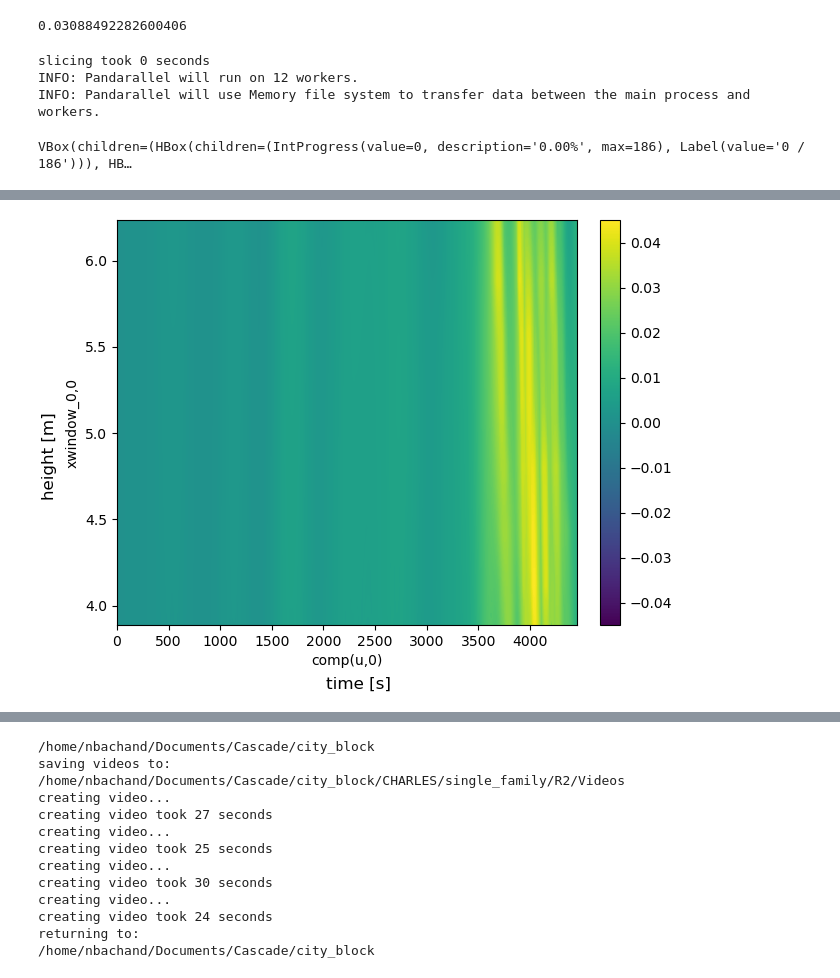
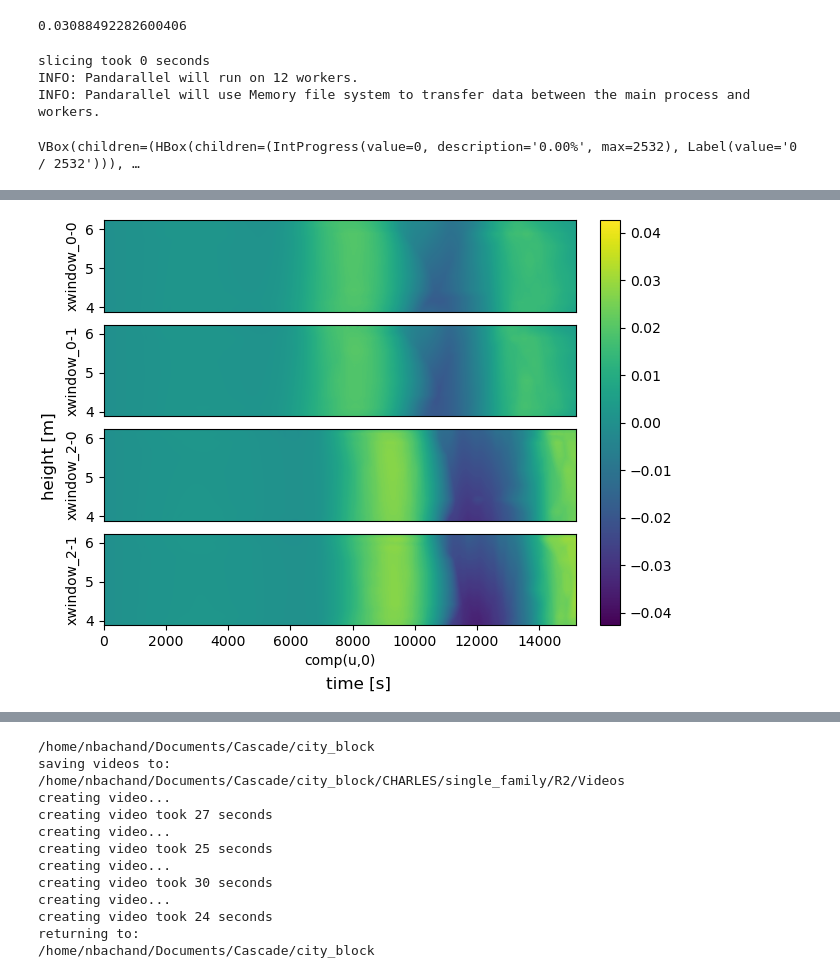
Before and after one commit to nbachand/city_block_cfd, a Jupyter notebook: sfam_post-processing.ipynb, the cells around one changed output, grey strips where cells are left out. Saved outputs shown, nothing was run; the diff lists cells and outputs as text; code cells hidden in the pictures.

```diff
--- a/sfam_post-processing.ipynb
+++ b/sfam_post-processing.ipynb
@@ -83,7 +83,7 @@ plot_params = {
 
 # slice = probes.slice_into_df(slice_params)
 (fig, ax) = probes.contour_plots(
-    names = ['xwindow_0,0', 'xwindow_0,1', 'xwindow_2,0', 'xwindow_2,1'],
+    names = ['xwindow_0-0', 'xwindow_0-1', 'xwindow_2-0', 'xwindow_2-1'],
     steps = probes.probe_steps[0::1],
     quants = ['comp(u,0)'],
     parrallel = True,
@@ -93,4 +93,4 @@ plot_params = {
 slicing took 0 seconds
 INFO: Pandarallel will run on 12 workers.
 INFO: Pandarallel will use Memory file system to transfer data between the main process and workers.
-VBox(children=(HBox(children=(IntProgress(value=0, description='0.00%', max=186), Label(value='0 / 186'))), HB…
+VBox(children=(HBox(children=(IntProgress(value=0, description='0.00%', max=2532), Label(value='0 / 2532'))), …
@@ -100,4 +100,4 @@ plotting took 1 seconds
-[figure, old version]
+[figure, new version]
 # %%
 plt.savefig(f'{home_dir}/CHARLES/{category}/R{run}/plots/velocity_contour')
 # %%
```
Also changed, not shown: parts of 4 cells of this notebook, 1 other file.
